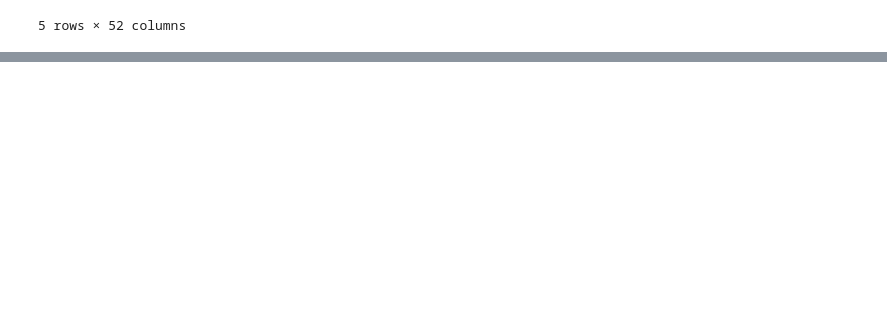
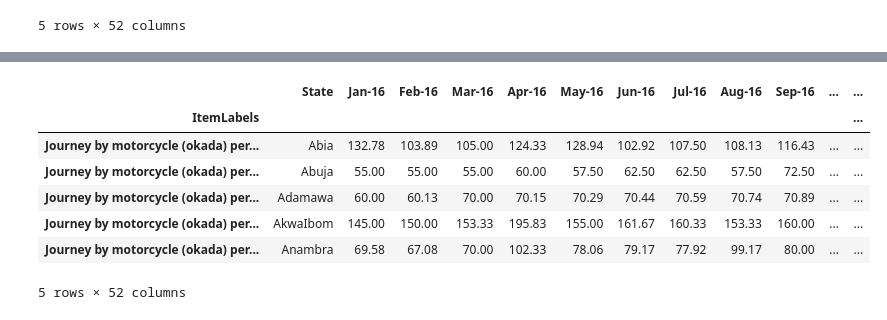
Before and after one commit to imisi-akande/tfare-watch, a Jupyter notebook: InitialDataWrangling.ipynb, the cells around one changed output, grey strips where cells are left out. Saved outputs shown, nothing was run; the diff lists cells and outputs as text; code cells hidden in the pictures; blank space fills up the shorter version.

Commit message:
feat: preprocess motorcycle journey average prices

```diff
--- a/InitialDataWrangling.ipynb
+++ b/InitialDataWrangling.ipynb
@@ -346,0 +366,6 @@ states_airfare_df.head(5)
+# %%
+# select a state to test the dataframe returned for the intra-city bus journey for that state
+
+abia_motorcycle_journey_df = motorcycle_journey(abia_df, 'Abia')
+
+abia_motorcycle_journey_df
@@ -346,0 +416,34 @@ states_airfare_df.head(5)
+# %%
+# Concatenate all states with average prices for motorcycle journey from 2016 to 2020
+
+states_list = [abia_motorcycle_journey_df, abuja_motorcycle_journey_df,
+              adamawa_motorcycle_journey_df, akwaibom_motorcycle_journey_df,
+              anambra_motorcycle_journey_df, bauchi_motorcycle_journey_df,
+              bayelsa_motorcycle_journey_df, benue_motorcycle_journey_df,
+              borno_motorcycle_journey_df, crossriver_motorcycle_journey_df,
+              delta_motorcycle_journey_df, ebonyi_motorcycle_journey_df,
+              edo_motorcycle_journey_df, ekiti_motorcycle_journey_df,
+              enugu_motorcycle_journey_df, gombe_motorcycle_journey_df,
+              imo_motorcycle_journey_df, jigawa_motorcycle_journey_df,
+              kaduna_motorcycle_journey_df, kano_motorcycle_journey_df,
+              katsina_motorcycle_journey_df, kebbi_motorcycle_journey_df,
+              kogi_motorcycle_journey_df, kwara_motorcycle_journey_df,
+              lagos_motorcycle_journey_df, nassarawa_motorcycle_journey_df,
+              niger_motorcycle_journey_df, ogun_motorcycle_journey_df,
+              ondo_motorcycle_journey_df, osun_motorcycle_journey_df,
+              oyo_motorcycle_journey_df, plateau_motorcycle_journey_df,
+              rivers_motorcycle_journey_df, sokoto_motorcycle_journey_df,
+              taraba_motorcycle_journey_df, yobe_motorcycle_journey_df,
+              zamfara_motorcycle_journey_df]  # List of dataframes
+
+states_motorcycle_journey_df = pd.concat(states_list)
+states_inter_city_bus_journey_df.head(5)
+# %% [output]
+|  | State | Jan-16 | Feb-16 | Mar-16 | Apr-16 | May-16 | Jun-16 | Jul-16 | Aug-16 | Sep-16 | ... | ... |
+| ItemLabels |  |  |  |  |  |  |  |  |  |  |  | ... |
+| Journey by motorcycle (okada) per... | Abia | 132.78 | 103.89 | 105.00 | 124.33 | 128.94 | 102.92 | 107.50 | 108.13 | 116.43 | ... | ... |
+| Journey by motorcycle (okada) per... | Abuja | 55.00 | 55.00 | 55.00 | 60.00 | 57.50 | 62.50 | 62.50 | 57.50 | 72.50 | ... | ... |
+| Journey by motorcycle (okada) per... | Adamawa | 60.00 | 60.13 | 70.00 | 70.15 | 70.29 | 70.44 | 70.59 | 70.74 | 70.89 | ... | ... |
+| Journey by motorcycle (okada) per... | AkwaIbom | 145.00 | 150.00 | 153.33 | 195.83 | 155.00 | 161.67 | 160.33 | 153.33 | 160.00 | ... | ... |
+| Journey by motorcycle (okada) per... | Anambra | 69.58 | 67.08 | 70.00 | 102.33 | 78.06 | 79.17 | 77.92 | 99.17 | 80.00 | ... | ... |
+5 rows × 52 columns
```
Also changed, not shown: parts of 3 cells of this notebook.
